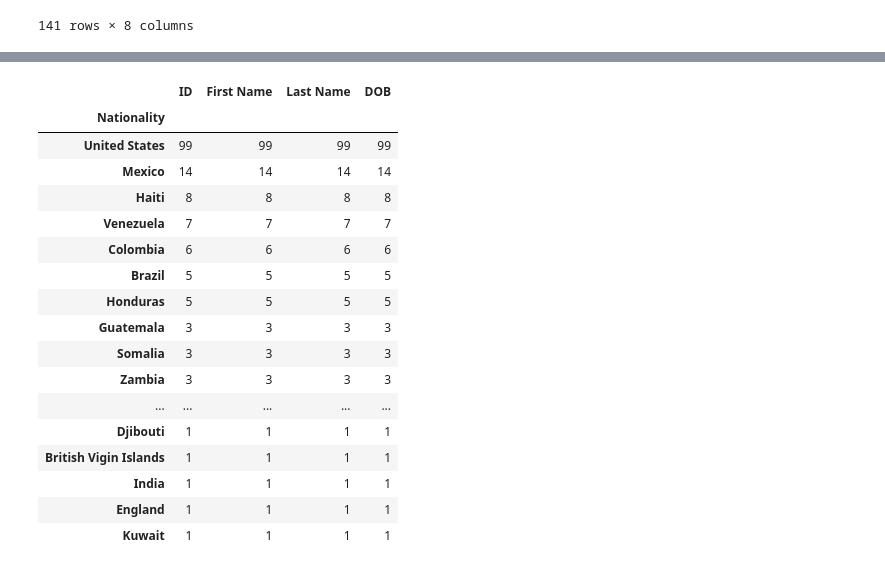
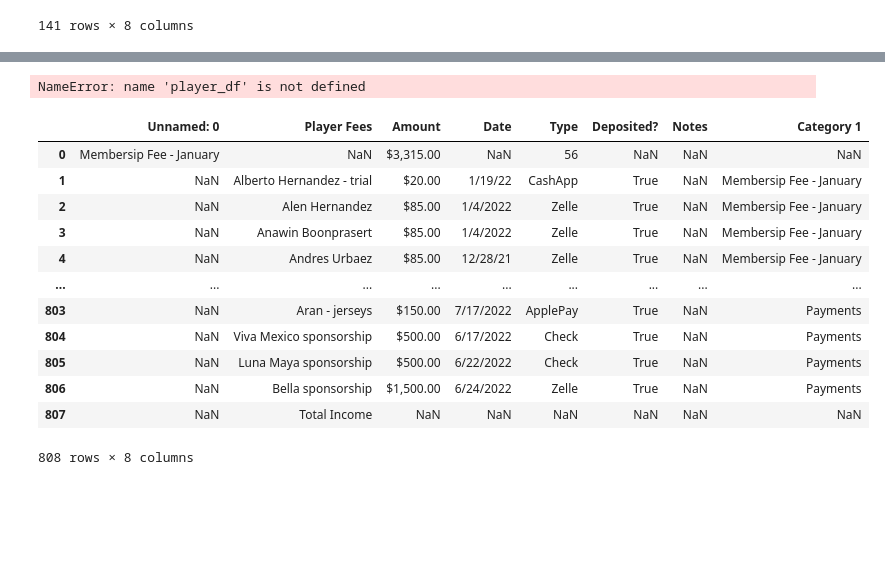
Before and after one commit to atlanteuranga/Potros-FC-Data-Analysis, a Jupyter notebook: Potros-Data-Cleaning.ipynb, the cells around one changed output, grey strips where cells are left out. Cells and saved outputs as stored; diff of their text form; code cells hidden in the pictures; blank space fills up the shorter version.

```diff
--- a/Potros-Data-Cleaning.ipynb
+++ b/Potros-Data-Cleaning.ipynb
@@ -185,24 +185,7 @@ stats_clean.to_csv('stats.csv', index = False)
 # %%
-player_df = pd.read_csv('players.csv')
+# player_df = pd.read_csv('players.csv')
 player_df.groupby('Nationality').count().sort_values('ID', ascending = False)
 # %% [output]
-|  | ID | First Name | Last Name | DOB |
-| Nationality |  |  |  |  |
-| United States | 99 | 99 | 99 | 99 |
-| Mexico | 14 | 14 | 14 | 14 |
-| Haiti | 8 | 8 | 8 | 8 |
-| Venezuela | 7 | 7 | 7 | 7 |
-| Colombia | 6 | 6 | 6 | 6 |
-| Brazil | 5 | 5 | 5 | 5 |
-| Honduras | 5 | 5 | 5 | 5 |
-| Guatemala | 3 | 3 | 3 | 3 |
-| Somalia | 3 | 3 | 3 | 3 |
-| Zambia | 3 | 3 | 3 | 3 |
-| ... | ... | ... | ... | ... |
-| Djibouti | 1 | 1 | 1 | 1 |
-| British Vigin Islands | 1 | 1 | 1 | 1 |
-| India | 1 | 1 | 1 | 1 |
-| England | 1 | 1 | 1 | 1 |
-| Kuwait | 1 | 1 | 1 | 1 |
+NameError: name 'player_df' is not defined
 # %%
 competitions = pd.DataFrame({"ID": [1,2,3,4,5,6], "Competition": ["ADASL", "Perrin Cup", "UPSL", "Liga de Naciones", "UPSL Regional Cup", "ADASL Summer"]})
@@ -209,0 +199,16 @@ competitions.to_csv('competitions.csv', index = False)
+# %%
+income
+# %% [output]
+|  | Unnamed: 0 | Player Fees | Amount | Date | Type | Deposited? | Notes | Category 1 |
+| 0 | Membersip Fee - January | NaN | $3,315.00 | NaN | 56 | NaN | NaN | NaN |
+| 1 | NaN | Alberto Hernandez - trial | $20.00 | 1/19/22 | CashApp | True | NaN | Membersip Fee - January |
+| 2 | NaN | Alen Hernandez | $85.00 | 1/4/2022 | Zelle | True | NaN | Membersip Fee - January |
+| 3 | NaN | Anawin Boonprasert | $85.00 | 1/4/2022 | Zelle | True | NaN | Membersip Fee - January |
+| 4 | NaN | Andres Urbaez | $85.00 | 12/28/21 | Zelle | True | NaN | Membersip Fee - January |
+| ... | ... | ... | ... | ... | ... | ... | ... | ... |
+| 803 | NaN | Aran - jerseys | $150.00 | 7/17/2022 | ApplePay | True | NaN | Payments |
+| 804 | NaN | Viva Mexico sponsorship | $500.00 | 6/17/2022 | Check | True | NaN | Payments |
+| 805 | NaN | Luna Maya sponsorship | $500.00 | 6/22/2022 | Check | True | NaN | Payments |
+| 806 | NaN | Bella sponsorship | $1,500.00 | 6/24/2022 | Zelle | True | NaN | Payments |
+| 807 | NaN | Total Income | NaN | NaN | NaN | NaN | NaN | NaN |
+808 rows × 8 columns
```
Also changed, not shown: parts of 10 cells of this notebook, 7 other files.
